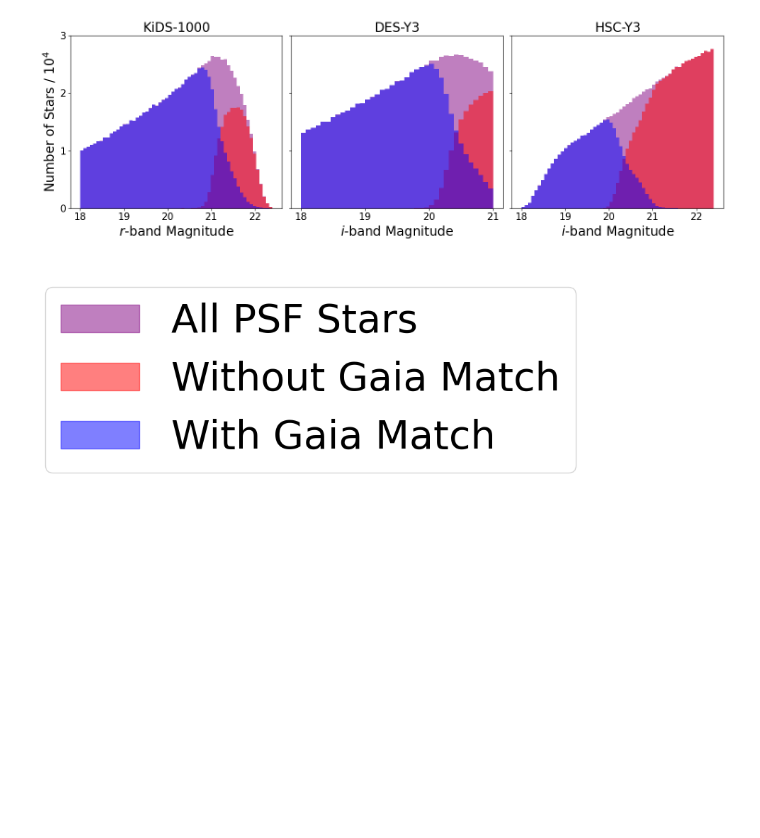
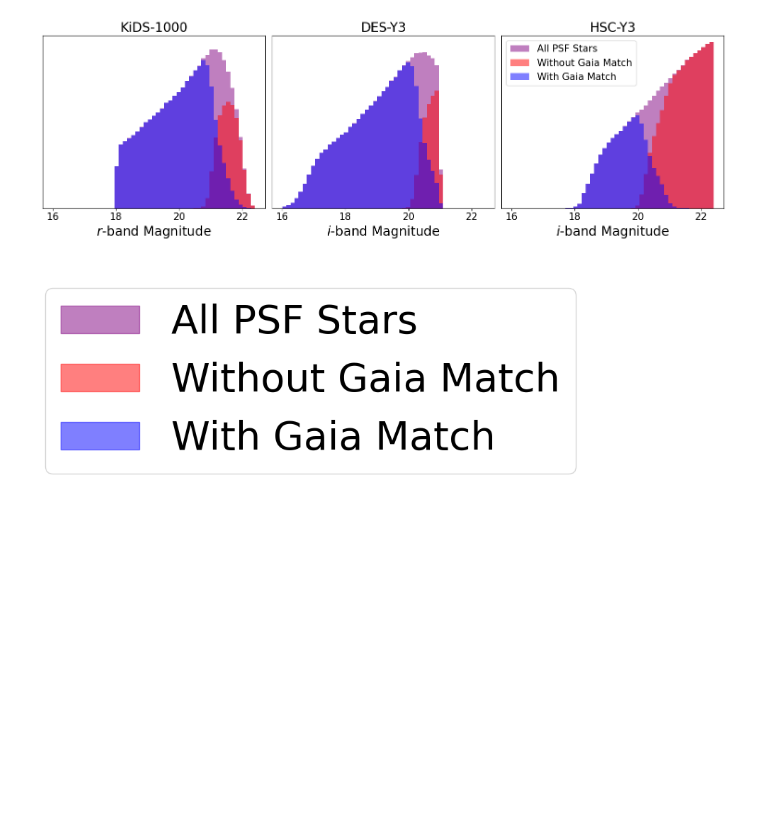
Before and after one commit to LSSTDESC/nulltests_txpipe, a Jupyter notebook: paper_plots/Fig4/PSFPurityPlot.ipynb, the cells around one changed output. Drawn from its saved outputs; the diff is of its cells as text; code cells hidden in the pictures.

```diff
--- a/paper_plots/Fig4/PSFPurityPlot.ipynb
+++ b/paper_plots/Fig4/PSFPurityPlot.ipynb
@@ -1,14 +1,6 @@
 # %%
-from astropy.io import fits
+import matplotlib.pyplot as plt
 import pandas as pd
-from astropy.coordinates import SkyCoord
-import astropy.units as u
-import matplotlib.pyplot as plt
-import numpy as np
-import os
-
-import matplotlib as mpl
-mpl.rcParams.update(mpl.rcParamsDefault)
 
 # Can't get latex to work on midway, hope it works on nersc
 # os.system('module load texlive/2022')
@@ -46,11 +38,9 @@ master_comb_df_des = pd.read_csv(des_path)
 fig, axes = plt.subplots(1, 3, figsize=(15, 5))
 
 min, max = master_comb_df_kids["mag0"].min(), master_comb_df_kids["mag0"].max()
-common_bin = np.linspace(min, 22.4, 60)
+common_bin = np.linspace(16, 22.4, 50)
 
 # Plot for master_comb_df_kids
-# Logic - With Match: Matched, But Not Single Star, Not in Galaxy Candidates
-#       - Without Match: Not Matched in Gaia Database
 match_idx_kids = (master_comb_df_kids["matched"] == 1)
 super_match_idx_kids = (master_comb_df_kids[match_idx_kids]["non_single_star"] == 0) & (master_comb_df_kids[match_idx_kids]["in_galaxy_candidates"] == False)
 axes[0].hist(master_comb_df_kids["mag0"], bins=common_bin, label="All PSF Stars", alpha=0.5, color="purple")
@@ -58,52 +48,50 @@ axes[0].hist(master_comb_df_kids["mag0"][~match_idx_kids], bins=common_bin, labe
 axes[0].hist(master_comb_df_kids["mag0"][match_idx_kids][super_match_idx_kids], bins=common_bin, label="With Gaia Match", alpha=0.5, color="blue")
 axes[0].set_title("KiDS-1000", fontsize=20)
 axes[0].set_xlabel("$r$-band Magnitude", fontsize=20)
-axes[0].set_ylabel(r"Number of Stars / $10^4$", fontsize=20)
+#axes[0].set_ylabel(r"Number of Stars / $10^4$", fontsize=20)
 axes[0].tick_params(axis='both', which='both', labelsize=15)
 axes[0].locator_params(axis='x', nbins=5)
 axes[0].locator_params(axis='y', nbins=5)
-axes[0].set_yticks([0, 1e4, 2e4, 3e4])  # Remove ytick labels
-axes[0].set_yticklabels([0, 1, 2, 3])  # Remove ytick labels
-axes[0].set_ylim(0, 30000)
+axes[0].set_yticks([])  # Remove ytick labels
+axes[0].set_yticklabels([])  # Remove ytick labels
+axes[0].set_ylim(0, 50000)
 
-common_bin = np.linspace(min, 21, 40)
 
 # Plot for master_comb_df_des
 match_idx_des = (master_comb_df_des["matched"] == 1)
 super_match_idx_des = (master_comb_df_des[match_idx_des]["non_single_star"] == 0) & (master_comb_df_des[match_idx_des]["in_galaxy_candidates"] == False)
 axes[1].hist(master_comb_df_des["mag0"], bins=common_bin, label="All PSF Stars", alpha=0.5, color="purple")
 axes[1].hist(master_comb_df_des["mag0"][~match_idx_des], bins=common_bin, label="Without Gaia Match", alpha=0.5, color="red")
 axes[1].hist(master_comb_df_des["mag0"][match_idx_des][super_match_idx_des], bins=common_bin, label="With Gaia Match", alpha=0.5, color="blue")
 axes[1].set_title(r"DES-Y3", fontsize=20)
 axes[1].set_xlabel("$i$-band Magnitude", fontsize=20)
 axes[1].tick_params(axis='both', which='both', labelsize=15)
 axes[1].locator_params(axis='x', nbins=5)
 axes[1].locator_params(axis='y', nbins=5)
-axes[1].set_yticks([0, 1e4, 2e4, 3e4])  # Remove ytick labels
-axes[1].set_yticklabels([])  # Remove ytick labels
-axes[1].set_ylim(0, 30000)
+axes[1].set_yticks([])
+axes[1].set_yticklabels([])
+axes[1].set_ylim(0, 50000)
 
 
-common_bin = np.linspace(min, 22.4, 60)
 
 # Plot for master_comb_df_hsc
 match_idx_hsc = (master_comb_df_hsc["matched"] == 1)
 super_match_idx_hsc = (master_comb_df_hsc[match_idx_hsc]["non_single_star"] == 0) & (master_comb_df_hsc[match_idx_hsc]["in_galaxy_candidates"] == False)
 axes[2].hist(master_comb_df_hsc["mag0"], bins=common_bin, label="All PSF Stars", alpha=0.5, color="purple")
 axes[2].hist(master_comb_df_hsc["mag0"][~match_idx_hsc], bins=common_bin, label="Without Gaia Match", alpha=0.5, color="red")
 axes[2].hist(master_comb_df_hsc["mag0"][match_idx_hsc][super_match_idx_hsc], bins=common_bin, label="With Gaia Match", alpha=0.5, color="blue")
 axes[2].set_title("HSC-Y3", fontsize=20)
 axes[2].set_xlabel("$i$-band Magnitude", fontsize=20)
 axes[2].tick_params(axis='both', which='both', labelsize=15)
 axes[2].locator_params(axis='x', nbins=5)
 axes[2].locator_params(axis='y', nbins=5)
-axes[2].set_yticks([0, 1e4, 2e4, 3e4])  # Remove ytick labels
-axes[2].set_yticklabels([])  # Remove ytick labels
-axes[2].set_ylim(0, 30000)
-#axes[2].legend(fontsize=15) # legend if preferred within a subplot
+axes[2].set_yticks([])
+axes[2].set_yticklabels([])
+axes[2].set_ylim(0, 50000)
+axes[2].legend(fontsize = 15)
 
 plt.tight_layout()
 plt.show()
 # %% [output]
-[figure, old version]
+[figure, new version]
 # %%
```
Also changed, not shown: parts of 1 cell of this notebook, 1 other file.
